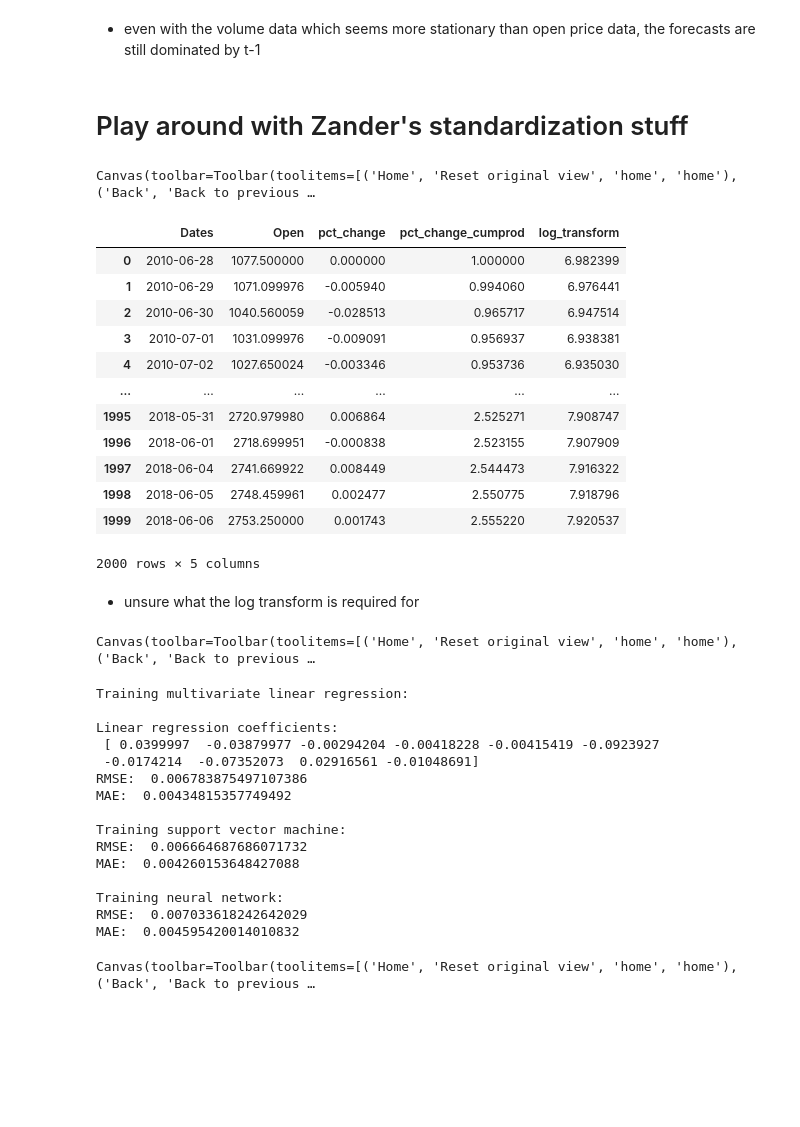
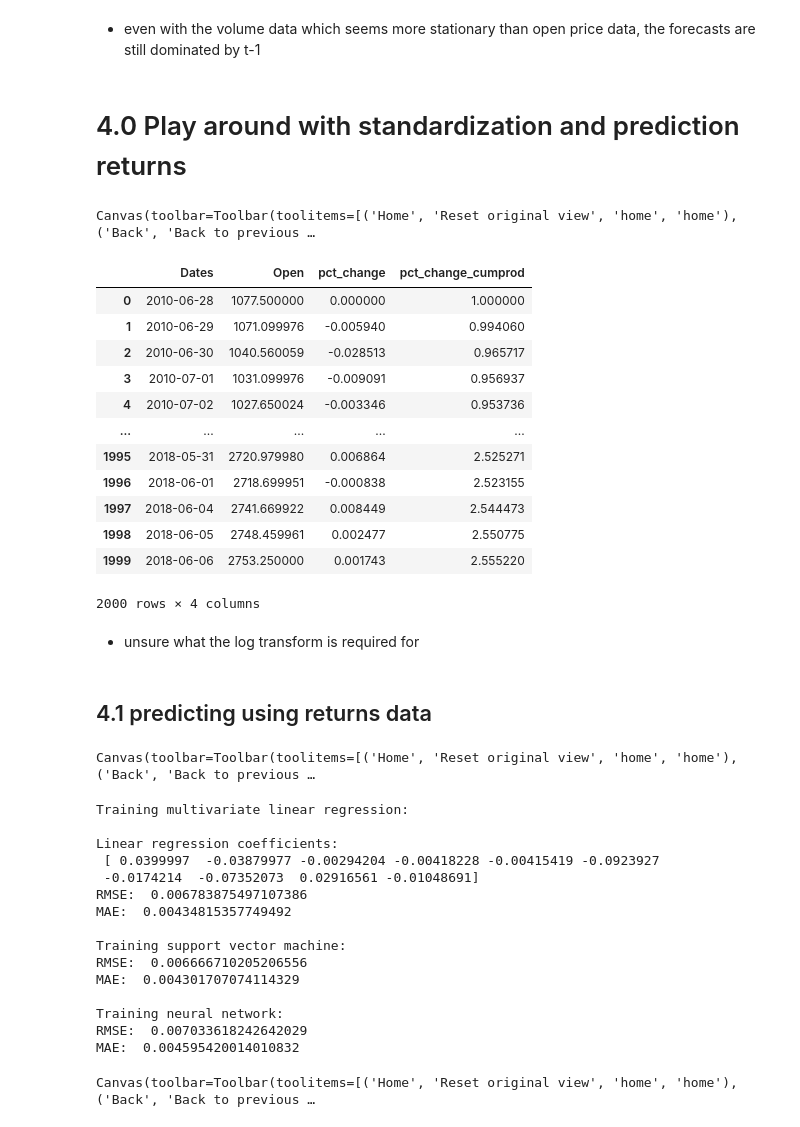
Before and after one commit to tristanmckechnie/tristan_meng_data_science, a Jupyter notebook: 1d_time_series_prediction_class.ipynb, the cells around one changed output. Drawn from its saved outputs; the diff is of its cells as text; code cells hidden in the pictures; blank space fills up the shorter version.

Commit message:
made code pretty for zander :D

```diff
--- a/1d_time_series_prediction_class.ipynb
+++ b/1d_time_series_prediction_class.ipynb
@@ -319,48 +322,50 @@ Canvas(toolbar=Toolbar(toolitems=[('Home', 'Reset original view', 'home', 'home'
 # plot predicted vs real value scatter plots
 # normal.vis_results_scatter()
 # %% [markdown]
-# Play around with Zander's standardization stuff
+# 4.0 Play around with standardization and prediction returns
 # %%
 # some misc data
 x = sp_500['Open'][-2000:]
 dates = sp_500['Date'][-2000:]
 # percentage returns
 x_pct = x.pct_change().fillna(0)
 x_pct
 
 # create new df hold both
-df = pd.DataFrame(columns=['Dates','Open','pct_change','pct_change_cumprod','log_transform'])
+df = pd.DataFrame(columns=['Dates','Open','pct_change','pct_change_cumprod']) # ,'log_transform'
 df['Dates'] = dates
 df['Open'] =  x
 df['pct_change'] = x_pct
 df['pct_change_cumprod'] = (x_pct + 1).cumprod()
-df['log_transform'] = np.log(df['Open'] )
+# df['log_transform'] = np.log(df['Open'] )
 
 df.reset_index(inplace=True,drop=True)
 
 # plot
 df.plot(subplots=True,sharex=True,figsize=(7,7))
 plt.tight_layout()
 
 # view data
 df
 # %% [output]
 Canvas(toolbar=Toolbar(toolitems=[('Home', 'Reset original view', 'home', 'home'), ('Back', 'Back to previous …
-|  | Dates | Open | pct_change | pct_change_cumprod | log_transform |
-| 0 | 2010-06-28 | 1077.500000 | 0.000000 | 1.000000 | 6.982399 |
-| 1 | 2010-06-29 | 1071.099976 | -0.005940 | 0.994060 | 6.976441 |
-| 2 | 2010-06-30 | 1040.560059 | -0.028513 | 0.965717 | 6.947514 |
-| 3 | 2010-07-01 | 1031.099976 | -0.009091 | 0.956937 | 6.938381 |
-| 4 | 2010-07-02 | 1027.650024 | -0.003346 | 0.953736 | 6.935030 |
-| ... | ... | ... | ... | ... | ... |
-| 1995 | 2018-05-31 | 2720.979980 | 0.006864 | 2.525271 | 7.908747 |
-| 1996 | 2018-06-01 | 2718.699951 | -0.000838 | 2.523155 | 7.907909 |
-| 1997 | 2018-06-04 | 2741.669922 | 0.008449 | 2.544473 | 7.916322 |
-| 1998 | 2018-06-05 | 2748.459961 | 0.002477 | 2.550775 | 7.918796 |
-| 1999 | 2018-06-06 | 2753.250000 | 0.001743 | 2.555220 | 7.920537 |
+|  | Dates | Open | pct_change | pct_change_cumprod |
+| 0 | 2010-06-28 | 1077.500000 | 0.000000 | 1.000000 |
+| 1 | 2010-06-29 | 1071.099976 | -0.005940 | 0.994060 |
+| 2 | 2010-06-30 | 1040.560059 | -0.028513 | 0.965717 |
+| 3 | 2010-07-01 | 1031.099976 | -0.009091 | 0.956937 |
+| 4 | 2010-07-02 | 1027.650024 | -0.003346 | 0.953736 |
+| ... | ... | ... | ... | ... |
+| 1995 | 2018-05-31 | 2720.979980 | 0.006864 | 2.525271 |
+| 1996 | 2018-06-01 | 2718.699951 | -0.000838 | 2.523155 |
+| 1997 | 2018-06-04 | 2741.669922 | 0.008449 | 2.544473 |
+| 1998 | 2018-06-05 | 2748.459961 | 0.002477 | 2.550775 |
+| 1999 | 2018-06-06 | 2753.250000 | 0.001743 | 2.555220 |
-2000 rows × 5 columns
+2000 rows × 4 columns
 # %% [markdown]
 - unsure what the log transform is required for
+# %% [markdown]
+## 4.1 predicting using returns data
 # %%
 normal = time_series_prediction(df['Dates'],df['pct_change'],10,1) # pass time series, lag window length, a number of steps ahead to predict
 normal.sliding_window_1(verbose=0) # time series to supervised learning ML problem
@@ -383,8 +388,8 @@ RMSE:  0.006783875497107386
 MAE:  0.00434815357749492
 
 Training support vector machine:
-RMSE:  0.006664687686071732
-MAE:  0.004260153648427088
+RMSE:  0.006666710205206556
+MAE:  0.004301707074114329
 
 Training neural network:
 RMSE:  0.007033618242642029
```
Also changed, not shown: parts of 46 cells of this notebook, 7 other files.
